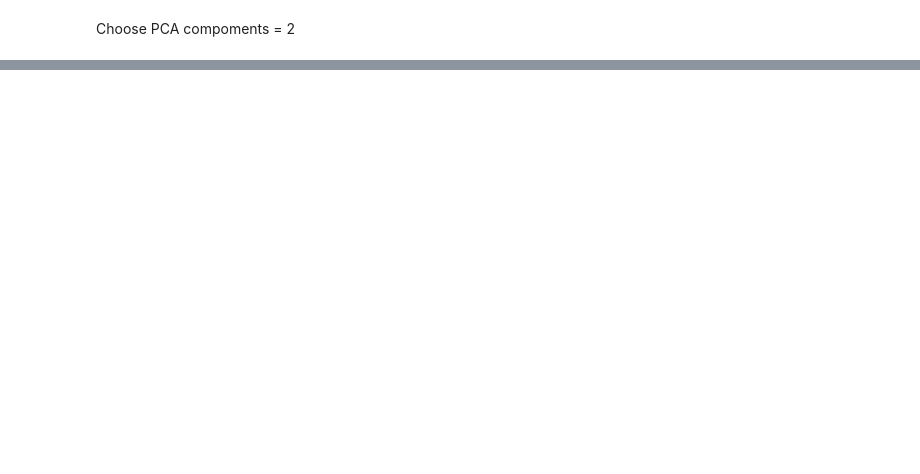
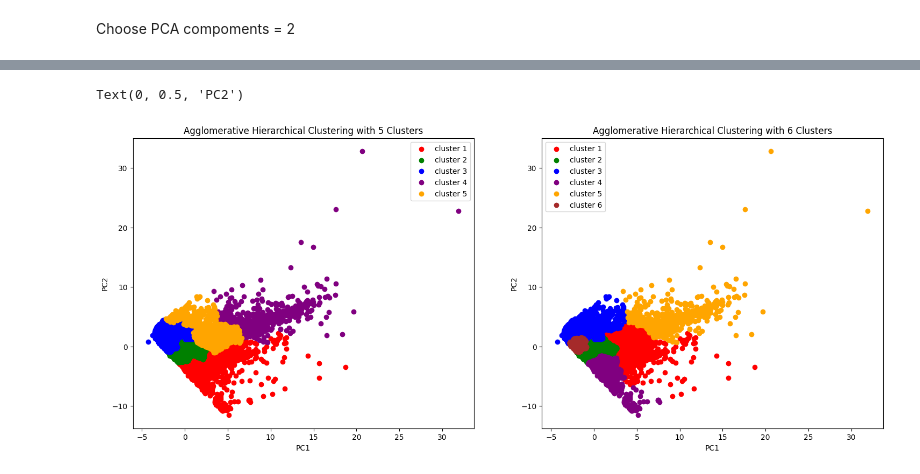
Before and after one commit to hoangphu7122002/vdtFirstProject, a Jupyter notebook: clustering.ipynb, the cells around one changed output, grey strips where cells are left out. Drawn from its saved outputs; the diff is of its cells as text; code cells hidden in the pictures; blank space fills up the shorter version.

Commit message:
feat: cluster by gm and add conclusion

```diff
--- a/clustering.ipynb
+++ b/clustering.ipynb
@@ -203,0 +228,39 @@ Text(0, 0.5, 'PC2')
+# %%
+data_p = pd.DataFrame(PCA(n_components = 2).fit_transform(data_imputed))
+preds = pd.Series(AgglomerativeClustering(n_clusters = 5,).fit_predict(data_p))
+data_p = pd.concat([data_p, preds], axis =1)
+data_p.columns = [0,1,'target']
+
+fig = plt.figure(figsize = (18, 7))
+colors = ['red', 'green', 'blue', 'purple', 'orange', 'brown']
+plt.subplot(121)
+plt.scatter(data_p[data_p['target']==0].iloc[:,0], data_p[data_p.target==0].iloc[:,1], c = colors[0], label = 'cluster 1')
+plt.scatter(data_p[data_p['target']==1].iloc[:,0], data_p[data_p.target==1].iloc[:,1], c = colors[1], label = 'cluster 2')
+plt.scatter(data_p[data_p['target']==2].iloc[:,0], data_p[data_p.target==2].iloc[:,1], c = colors[2], label = 'cluster 3')
+plt.scatter(data_p[data_p['target']==3].iloc[:,0], data_p[data_p.target==3].iloc[:,1], c = colors[3], label = 'cluster 4')
+plt.scatter(data_p[data_p['target']==4].iloc[:,0], data_p[data_p.target==4].iloc[:,1], c = colors[4], label = 'cluster 5')
+plt.legend()
+plt.title('Agglomerative Hierarchical Clustering with 5 Clusters')
+plt.xlabel('PC1')
+plt.ylabel('PC2')
+
+
+data_p = pd.DataFrame(PCA(n_components = 2).fit_transform(data_imputed))
+preds = pd.Series(AgglomerativeClustering(n_clusters = 6,).fit_predict(data_p))
+data_p = pd.concat([data_p, preds], axis =1)
+data_p.columns = [0,1,'target']
+
+plt.subplot(122)
+plt.scatter(data_p[data_p['target']==0].iloc[:,0], data_p[data_p.target==0].iloc[:,1], c = colors[0], label = 'cluster 1')
+plt.scatter(data_p[data_p['target']==1].iloc[:,0], data_p[data_p.target==1].iloc[:,1], c = colors[1], label = 'cluster 2')
+plt.scatter(data_p[data_p['target']==2].iloc[:,0], data_p[data_p.target==2].iloc[:,1], c = colors[2], label = 'cluster 3')
+plt.scatter(data_p[data_p['target']==3].iloc[:,0], data_p[data_p.target==3].iloc[:,1], c = colors[3], label = 'cluster 4')
+plt.scatter(data_p[data_p['target']==4].iloc[:,0], data_p[data_p.target==4].iloc[:,1], c = colors[4], label = 'cluster 5')
+plt.scatter(data_p[data_p['target']==5].iloc[:,0], data_p[data_p.target==5].iloc[:,1], c = colors[5], label = 'cluster 6')
+plt.legend()
+plt.title('Agglomerative Hierarchical Clustering with 6 Clusters')
+plt.xlabel('PC1')
+plt.ylabel('PC2')
+# %% [output]
+Text(0, 0.5, 'PC2')
+[figure, added]
```
Also changed, not shown: parts of 17 cells of this notebook.
